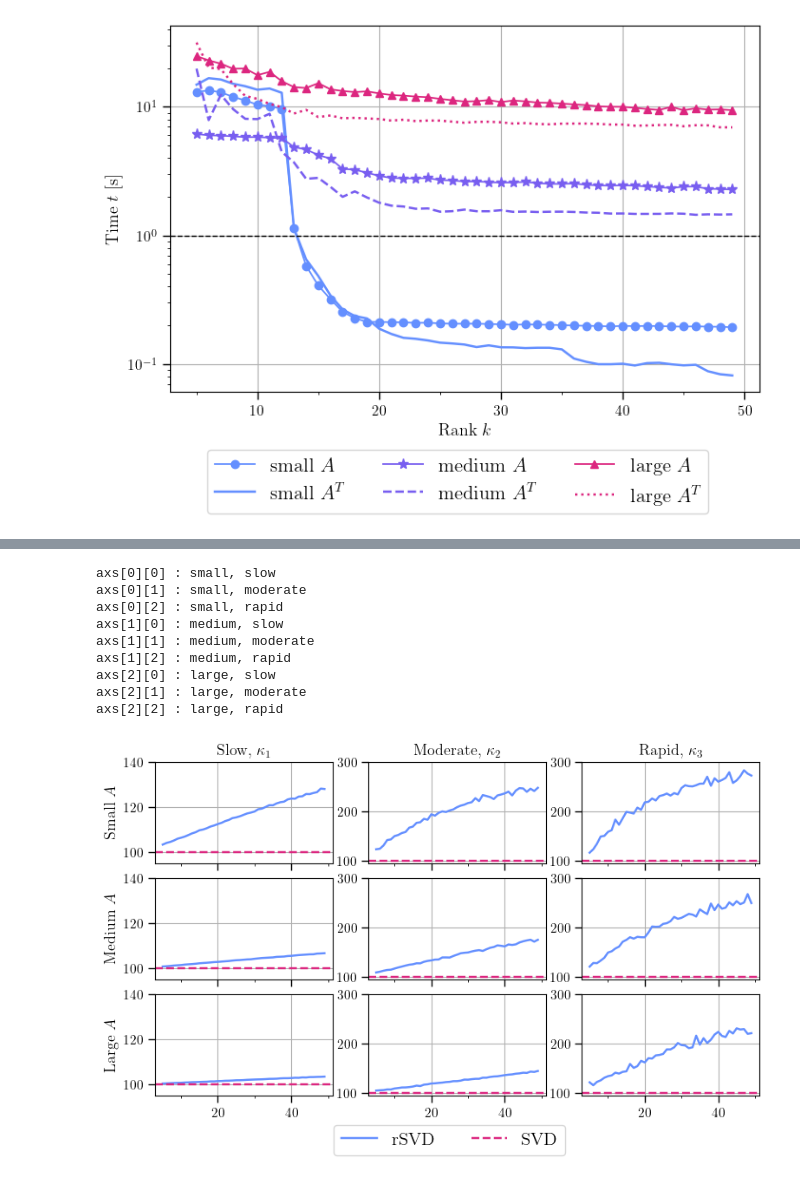
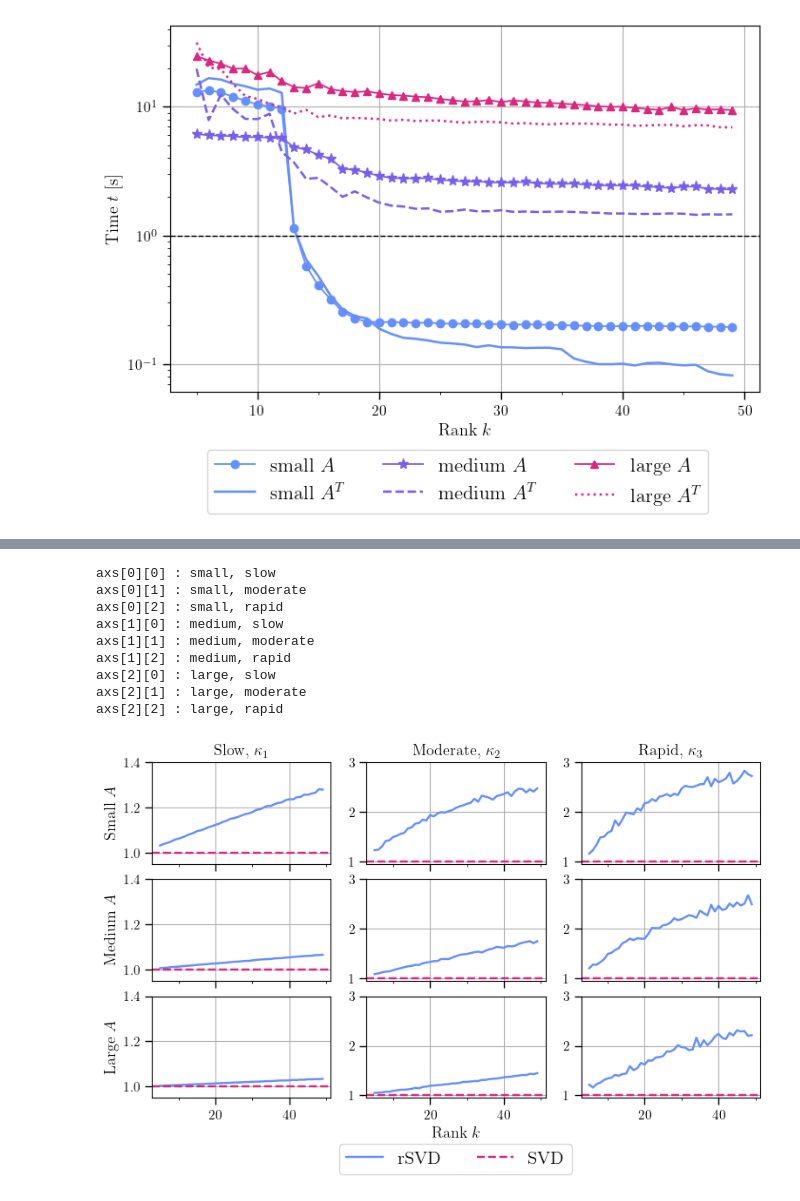
Before and after one commit to EliasSev/randomized-svd-paper, a Jupyter notebook: notebooks/generate_figures.ipynb, the cells around one changed output, grey strips where cells are left out. Saved outputs shown, nothing was run; the diff lists cells and outputs as text; code cells hidden in the pictures.

```diff
--- a/notebooks/generate_figures.ipynb
+++ b/notebooks/generate_figures.ipynb
@@ -448,3 +452,10 @@ def plot_all_speedups(results_all, fig_name=None):
 plot_all_speedups(results_all, "speedups_all.png")
 # %% [output]
 [figure]
+# %%
+speedup_wide_vs_tall = {}
+for size in results_all.keys():
+    times = results_all[size]
+    print(list(times.keys()))
+    speedup = times['t rsvdT'] / times['t rsvd']  # shape (3, nr, nk)
+    speedup_wide_vs_tall[size] = speedup.mean(axis=(0, 1))
@@ -524,3 +584,9 @@ axs[2][2] : large, rapid
+# %%
+errors_relative = {}
+for i, (size, errors) in enumerate(errors_all.items()):
+    e_rsvd = errors['e rsvd']
+    e_svd = errors['e svd']
+    errors_relative[size] = errors['e rsvd'] / errors['e svd']
 # %%
 fig, axs = plt.subplots(3, 3, figsize=(9, 5), sharex=True)
 
@@ -529,17 +595,14 @@ for i, size in enumerate(('small', 'medium', 'large')):
         print(f"axs[{i}][{j}] : {size}, {decay}")
         ax = axs[i][j]
 
-        errors = errors_all[size]['e rsvd'][j]
-        errors_svd = errors_all[size]['e svd'][j]
-
-        relative = errors / errors_svd * 100
+        relative = errors_relative[size][j]
 
         ax.plot(
             k_range, relative, '-',
             c=colors2[0], lw=1.75,
             label=r"rSVD ($A$)")
 
-        ax.axhline(100, lw=1.75, ls='--', c=colors2[1])
+        ax.axhline(1, lw=1.75, ls='--', c=colors2[1])
 
 
         ax.tick_params(axis='both', which='major', labelsize=11, length=6, width=1)
@@ -550,45 +613,47 @@ for i, size in enumerate(('small', 'medium', 'large')):
 
 
 for i in range(3):
-    axs[i][0].set_ylim(95, 140)
-    axs[i][0].yaxis.set_major_locator(MultipleLocator(20))
+    axs[i][0].set_ylim(0.95, 1.40)
+    axs[i][0].yaxis.set_major_locator(MultipleLocator(0.2))
 
-    axs[i][1].set_ylim(95, 300)
-    axs[i][1].yaxis.set_major_locator(MultipleLocator(100))
+    axs[i][1].set_ylim(0.95, 3.00)
+    axs[i][1].yaxis.set_major_locator(MultipleLocator(1.00))
 
-    axs[i][2].set_ylim(95, 300)
-    axs[i][1].yaxis.set_major_locator(MultipleLocator(100))
+    axs[i][2].set_ylim(0.95, 3.00)
+    axs[i][1].yaxis.set_major_locator(MultipleLocator(1.00))
+
+axs[2][1].set_xlabel(r'Rank $k$', fontsize=13)
 
 axs[0][0].set_title(r"Slow, $\kappa_1$", fontsize=13)
 axs[0][1].set_title(r"Moderate, $\kappa_2$", fontsize=13)
 axs[0][2].set_title(r"Rapid, $\kappa_3$", fontsize=13)
 
 axs[0][0].set_ylabel(r"Small $A$", fontsize=13)
 axs[1][0].set_ylabel(r"Medium $A$", fontsize=13)
 axs[2][0].set_ylabel(r"Large $A$", fontsize=13)
 
 
 # Custom labels
 handles, labels = [], []
 h1, l1 = make_line_marker_legend_handle(c=colors2[0], lw=1.75, label='rSVD')
 h2, l2 = make_line_marker_legend_handle(c=colors2[1], lw=1.75, ls='--', label='SVD')
 handles.extend([h1, h2]); labels.extend([l1, l2])
 
 
 axs[2][1].legend(
     handles=handles, labels=labels,
-    loc='upper right', ncols=2, bbox_to_anchor=(1.16, -0.2))
+    loc='upper right', ncols=2, bbox_to_anchor=(1.2, -0.36))
 plt.subplots_adjust(wspace=0.2, hspace=0.15)
 plt.savefig(fig_path + "errors_relative.png", dpi=300, bbox_inches='tight')
 plt.show()
 # %% [output]
 axs[0][0] : small, slow
 axs[0][1] : small, moderate
 axs[0][2] : small, rapid
 axs[1][0] : medium, slow
 axs[1][1] : medium, moderate
 axs[1][2] : medium, rapid
 axs[2][0] : large, slow
 axs[2][1] : large, moderate
 axs[2][2] : large, rapid
-[figure, old version]
+[figure, new version]
```
Also changed, not shown: parts of 5 cells of this notebook, 1 other file.
